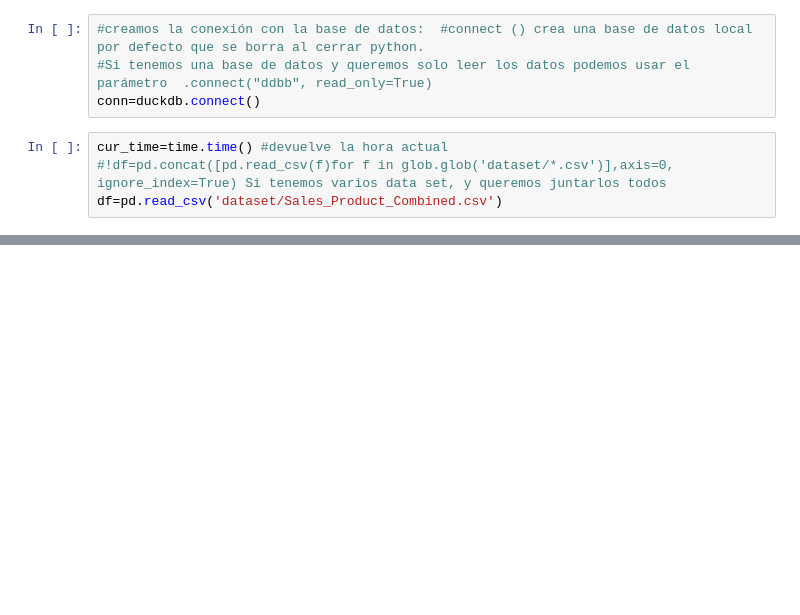
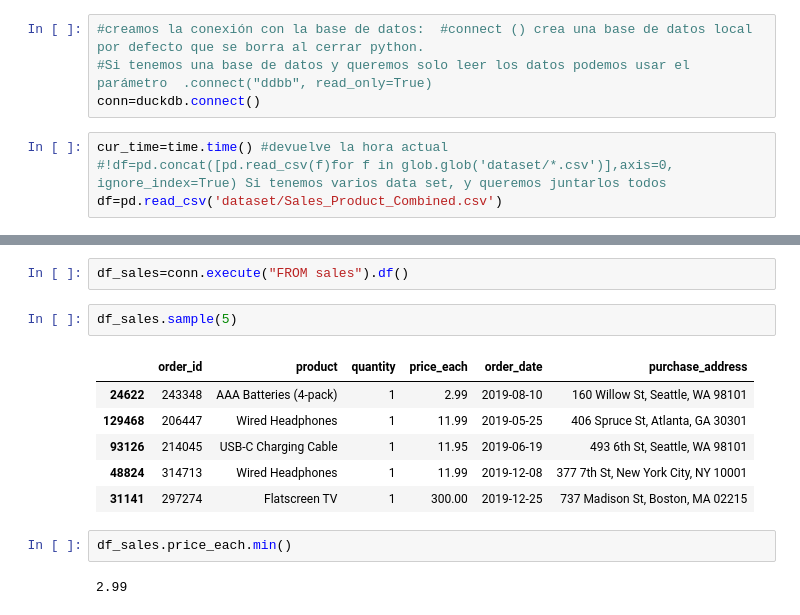
Before and after one commit to Margamtr/pruebas_duckdb, a Jupyter notebook: notebook.ipynb, the cells around one changed output, grey strips where cells are left out. Drawn from its saved outputs; the diff is of its cells as text; blank space fills up the shorter version.

```diff
--- a/notebook.ipynb
+++ b/notebook.ipynb
@@ -46,0 +135,15 @@ display(df)
+# %%
+df_sales=conn.execute("FROM sales").df()
+# %%
+df_sales.sample(5)
+# %% [output]
+|  | order_id | product | quantity | price_each | order_date | purchase_address |
+| 24622 | 243348 | AAA Batteries (4-pack) | 1 | 2.99 | 2019-08-10 | 160 Willow St, Seattle, WA 98101 |
+| 129468 | 206447 | Wired Headphones | 1 | 11.99 | 2019-05-25 | 406 Spruce St, Atlanta, GA 30301 |
+| 93126 | 214045 | USB-C Charging Cable | 1 | 11.95 | 2019-06-19 | 493 6th St, Seattle, WA 98101 |
+| 48824 | 314713 | Wired Headphones | 1 | 11.99 | 2019-12-08 | 377 7th St, New York City, NY 10001 |
+| 31141 | 297274 | Flatscreen TV | 1 | 300.00 | 2019-12-25 | 737 Madison St, Boston, MA 02215 |
+# %%
+df_sales.price_each.min()
+# %% [output]
+2.99
```
Also changed, not shown: parts of 12 cells of this notebook.
